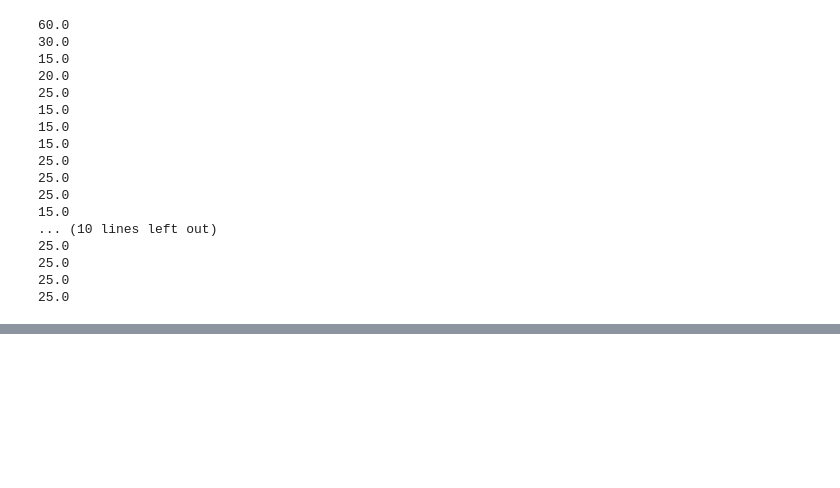
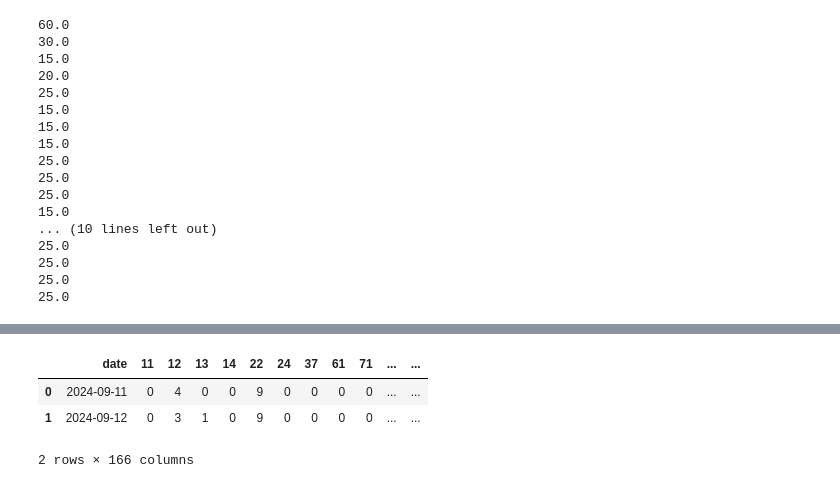
Before and after one commit to Lazuardis/DESinPython, a Jupyter notebook: Dental_Clinics_Model/dental.ipynb, the cells around one changed output, grey strips where cells are left out. Saved outputs shown, nothing was run; the diff lists cells and outputs as text; code cells hidden in the pictures; blank space fills up the shorter version.

```diff
--- a/Dental_Clinics_Model/dental.ipynb
+++ b/Dental_Clinics_Model/dental.ipynb
@@ -381,0 +511,8 @@ for item in df:
+# %%
+new_df = preprocess_historical_treatment_pattern().head(2)
+new_df
+# %% [output]
+|  | date | 11 | 12 | 13 | 14 | 22 | 24 | 37 | 61 | 71 | ... | ... |
+| 0 | 2024-09-11 | 0 | 4 | 0 | 0 | 9 | 0 | 0 | 0 | 0 | ... | ... |
+| 1 | 2024-09-12 | 0 | 3 | 1 | 0 | 9 | 0 | 0 | 0 | 0 | ... | ... |
+2 rows × 166 columns
```
Also changed, not shown: parts of 15 cells of this notebook, 10 other files.
